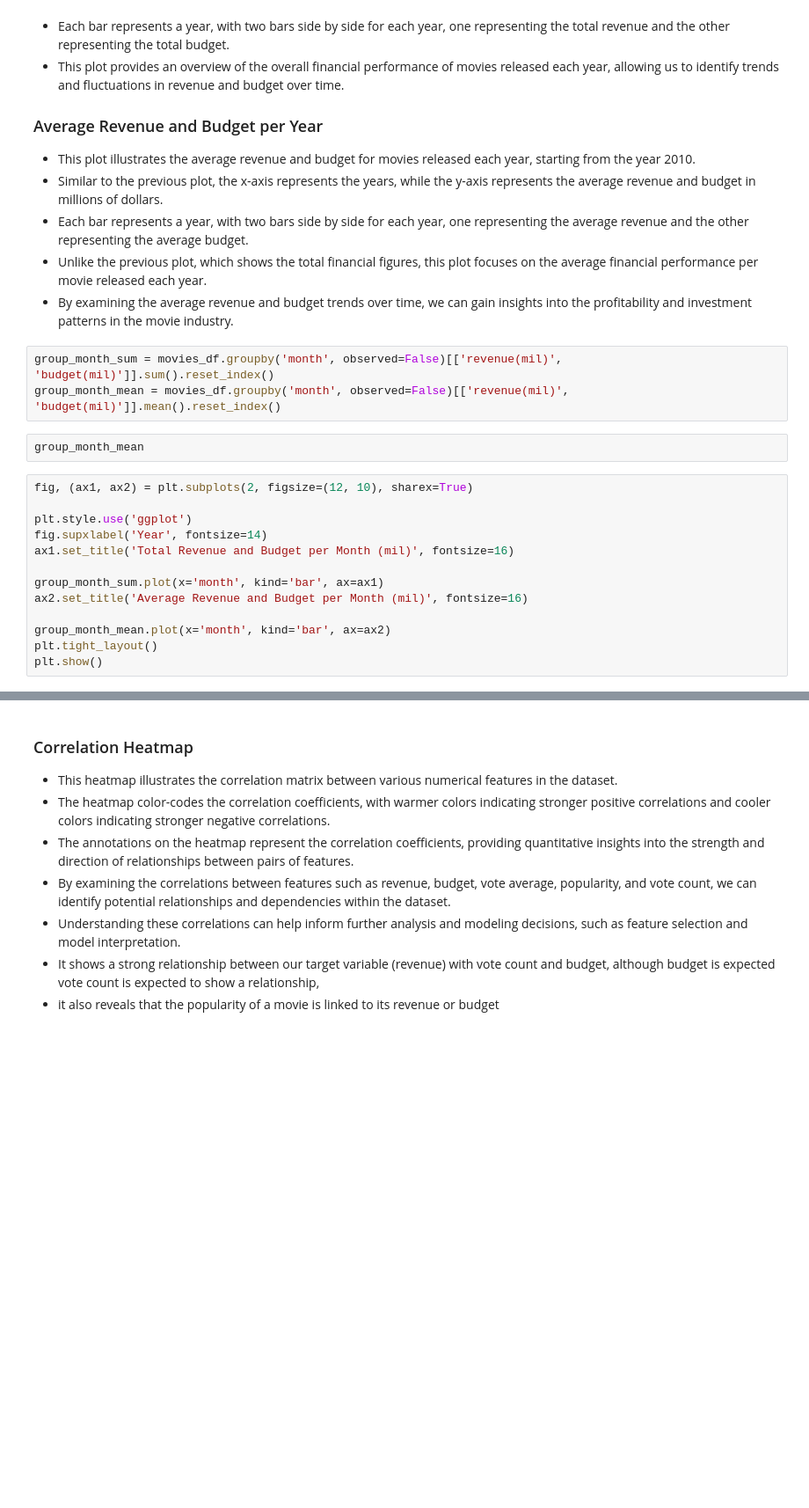
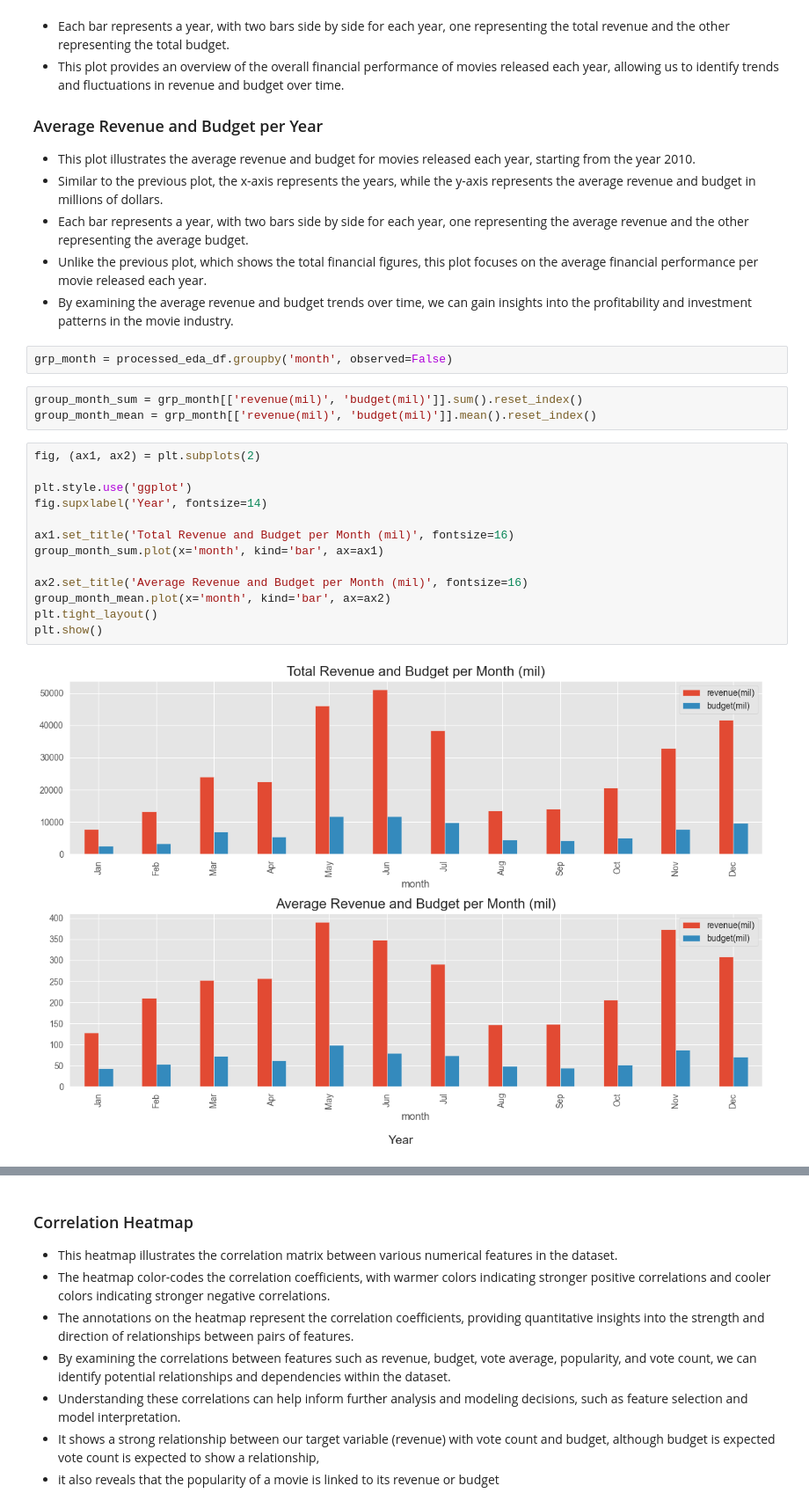
Before and after one commit to Enx-dev/cinemalyrics, a Jupyter notebook: notebooks/EDA.ipynb, the cells around one changed output, grey strips where cells are left out. Shown at 88% size. Saved outputs shown, nothing was run; the diff lists cells and outputs as text; blank space fills up the shorter version.

```diff
--- a/notebooks/EDA.ipynb
+++ b/notebooks/EDA.ipynb
@@ -147,24 +188,26 @@ plt.show()
 - Each bar represents a year, with two bars side by side for each year, one representing the average revenue and the other representing the average budget.
 - Unlike the previous plot, which shows the total financial figures, this plot focuses on the average financial performance per movie released each year.
 - By examining the average revenue and budget trends over time, we can gain insights into the profitability and investment patterns in the movie industry.
+# %%
+grp_month = processed_eda_df.groupby('month', observed=False)
 # %%
-group_month_sum = movies_df.groupby('month', observed=False)[['revenue(mil)', 'budget(mil)']].sum().reset_index()
-group_month_mean = movies_df.groupby('month', observed=False)[['revenue(mil)', 'budget(mil)']].mean().reset_index()
+group_month_sum = grp_month[['revenue(mil)', 'budget(mil)']].sum().reset_index()
+group_month_mean = grp_month[['revenue(mil)', 'budget(mil)']].mean().reset_index()
-# %%
-group_month_mean
 # %%
-fig, (ax1, ax2) = plt.subplots(2, figsize=(12, 10), sharex=True)
+fig, (ax1, ax2) = plt.subplots(2)
 
 plt.style.use('ggplot')
 fig.supxlabel('Year', fontsize=14)
+
 ax1.set_title('Total Revenue and Budget per Month (mil)', fontsize=16)
+group_month_sum.plot(x='month', kind='bar', ax=ax1)
 
-group_month_sum.plot(x='month', kind='bar', ax=ax1)
 ax2.set_title('Average Revenue and Budget per Month (mil)', fontsize=16)
-
 group_month_mean.plot(x='month', kind='bar', ax=ax2)
 plt.tight_layout()
 plt.show()
+# %% [output]
+[figure, added]
 # %% [markdown]
 ### Total Revenue and Budget per Month
 
```
Also changed, not shown: parts of 63 cells of this notebook, 3 other files.
